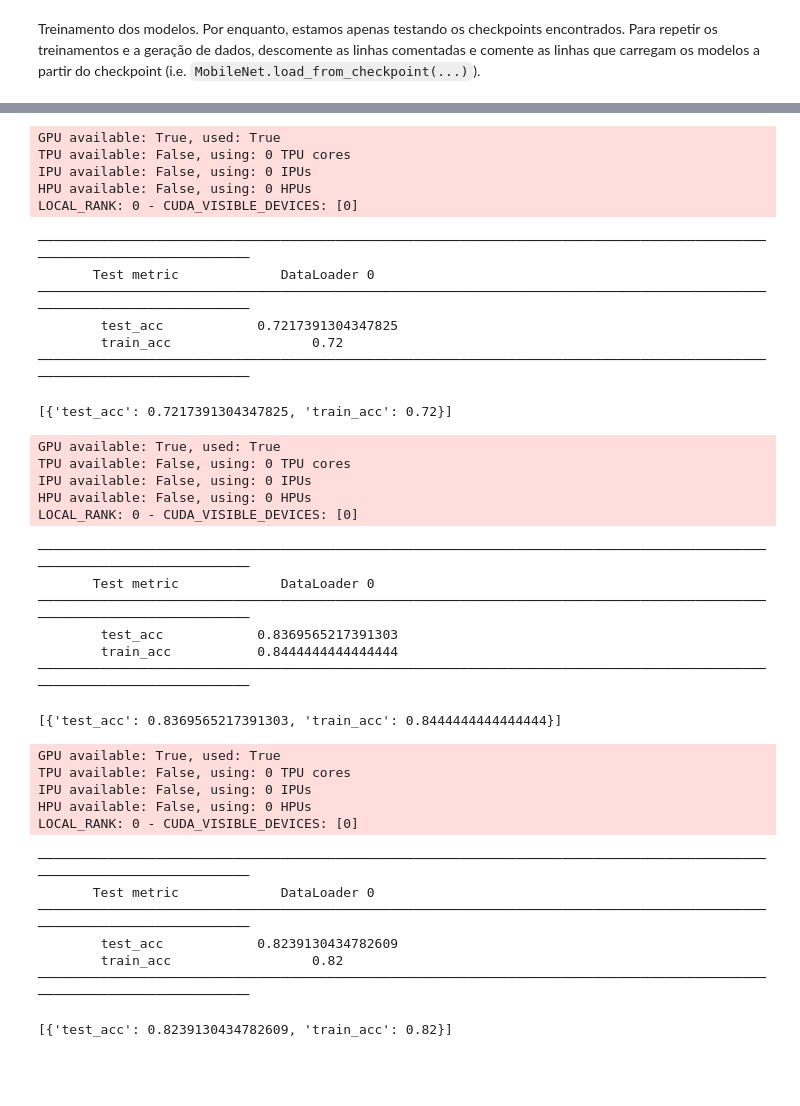
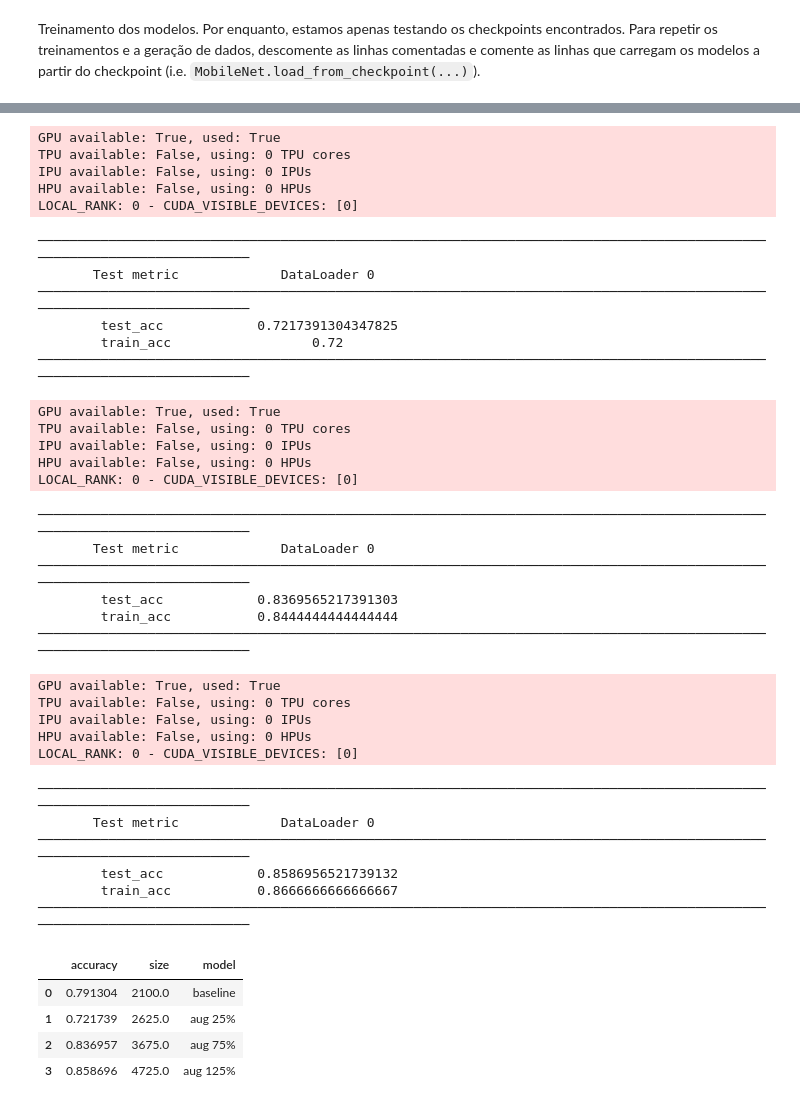
Before and after one commit to pfracarolli/ia376l, a Jupyter notebook: notebooks/Data_Augmentation.ipynb, the cells around one changed output, grey strips where cells are left out. Cells and saved outputs as stored; diff of their text form; code cells hidden in the pictures; blank space fills up the shorter version.

```diff
--- a/notebooks/Data_Augmentation.ipynb
+++ b/notebooks/Data_Augmentation.ipynb
@@ -213,6 +211,8 @@ def create_trainer(checkpoint_path: str, filename: str, max_epochs: int = 25) ->
 Treinamento dos modelos. Por enquanto, estamos apenas testando os checkpoints encontrados. Para repetir os treinamentos e a geração de dados, descomente as linhas comentadas e comente as linhas que carregam os modelos a partir do checkpoint (i.e. `MobileNet.load_from_checkpoint(...)`).
 # %%
 from ia376l.models import MobileNet
+
+accuracies = []
 
 set_seed(1234)
 
@@ -220,7 +220,7 @@ model_base = MobileNet()
 trainer = create_trainer('./drive/MyDrive/checkpoints/', 'baseline_2')
 # trainer.fit(model_base, train_dataloaders=dl_train, val_dataloaders=dl_validation)
 model_base = MobileNet.load_from_checkpoint('./drive/MyDrive/checkpoints/baseline_2.ckpt')
-trainer.test(model_base, dl_test)
+accuracies.append(trainer.test(model_base, dl_test))
 # %% [output]
 GPU available: True, used: True
 TPU available: False, using: 0 TPU cores
@@ -284,7 +282,7 @@ model_gen_25 = MobileNet()
 trainer = create_trainer('./drive/MyDrive/checkpoints/', 'augmented-25_2')
 # trainer.fit(model_gen_25, train_dataloaders=dl_train_gen_25, val_dataloaders=dl_validation)
 model_gen_25 = MobileNet.load_from_checkpoint('./drive/MyDrive/checkpoints/augmented-25_2.ckpt')
-trainer.test(model_gen_25, dl_test)
+accuracies.append(trainer.test(model_gen_25, dl_test))
 # %% [output]
 GPU available: True, used: True
 TPU available: False, using: 0 TPU cores
@@ -297,7 +295,6 @@ LOCAL_RANK: 0 - CUDA_VISIBLE_DEVICES: [0]
         test_acc            0.7217391304347825
         train_acc                  0.72
 ────────────────────────────────────────────────────────────────────────────────────────────────────────────────────────
-[{'test_acc': 0.7217391304347825, 'train_acc': 0.72}]
 # %%
 # !rm -rf ./data_split/train_gen_75
 # !cp -r ./data_split/train ./data_split/train_gen_75
@@ -327,7 +324,7 @@ model_gen_75 = MobileNet()
 trainer = create_trainer('./drive/MyDrive/checkpoints/', 'augmented-75_2')
 # trainer.fit(model_gen_75, train_dataloaders=dl_train_gen_75, val_dataloaders=dl_validation)
 model_gen_75 = MobileNet.load_from_checkpoint('./drive/MyDrive/checkpoints/augmented-75_2.ckpt')
-trainer.test(model_gen_75, dl_test)
+accuracies.append(trainer.test(model_gen_75, dl_test))
 # %% [output]
 GPU available: True, used: True
 TPU available: False, using: 0 TPU cores
@@ -340,7 +337,6 @@ LOCAL_RANK: 0 - CUDA_VISIBLE_DEVICES: [0]
         test_acc            0.8369565217391303
         train_acc           0.8444444444444444
 ────────────────────────────────────────────────────────────────────────────────────────────────────────────────────────
-[{'test_acc': 0.8369565217391303, 'train_acc': 0.8444444444444444}]
 # %%
 # !rm -rf ./data_split/train_gen_125
 # !cp -r ./data_split/train ./data_split/train_gen_125
@@ -368,8 +364,8 @@ set_seed(1234)
 model_gen_125 = MobileNet()
 trainer = create_trainer('./drive/MyDrive/checkpoints/', 'augmented-125_2')
 # trainer.fit(model_gen_125, train_dataloaders=dl_train_gen_125, val_dataloaders=dl_validation)
-model_gen_125 = MobileNet.load_from_checkpoint('./drive/MyDrive/checkpoints/augmented-125.ckpt')
-trainer.test(model_gen_125, dl_test)
+model_gen_125 = MobileNet.load_from_checkpoint('./drive/MyDrive/checkpoints/augmented-125_2.ckpt')
+accuracies.append(trainer.test(model_gen_125, dl_test))
 # %% [output]
 GPU available: True, used: True
 TPU available: False, using: 0 TPU cores
@@ -379,7 +375,27 @@ LOCAL_RANK: 0 - CUDA_VISIBLE_DEVICES: [0]
 ────────────────────────────────────────────────────────────────────────────────────────────────────────────────────────
        Test metric             DataLoader 0
 ────────────────────────────────────────────────────────────────────────────────────────────────────────────────────────
-        test_acc            0.8239130434782609
-        train_acc                  0.82
+        test_acc            0.8586956521739132
+        train_acc           0.8666666666666667
 ────────────────────────────────────────────────────────────────────────────────────────────────────────────────────────
-[{'test_acc': 0.8239130434782609, 'train_acc': 0.82}]
+# %%
+test_accuracies = [{'accuracy': acc[0]['test_acc']} for acc in accuracies]
+
+test_accuracies[0]['size'] = 1 * 2100
+test_accuracies[1]['size'] = 1.25 * 2100
+test_accuracies[2]['size'] = 1.75 * 2100
+test_accuracies[3]['size'] = 2.25 * 2100
+
+test_accuracies[0]['model'] = 'baseline'
+test_accuracies[1]['model'] = 'aug 25%'
+test_accuracies[2]['model'] = 'aug 75%'
+test_accuracies[3]['model'] = 'aug 125%'
+
+test_accuracies = pd.DataFrame(test_accuracies)
+test_accuracies
+# %% [output]
+|  | accuracy | size | model |
+| 0 | 0.791304 | 2100.0 | baseline |
+| 1 | 0.721739 | 2625.0 | aug 25% |
+| 2 | 0.836957 | 3675.0 | aug 75% |
+| 3 | 0.858696 | 4725.0 | aug 125% |
```
Also changed, not shown: parts of 6 cells of this notebook.
